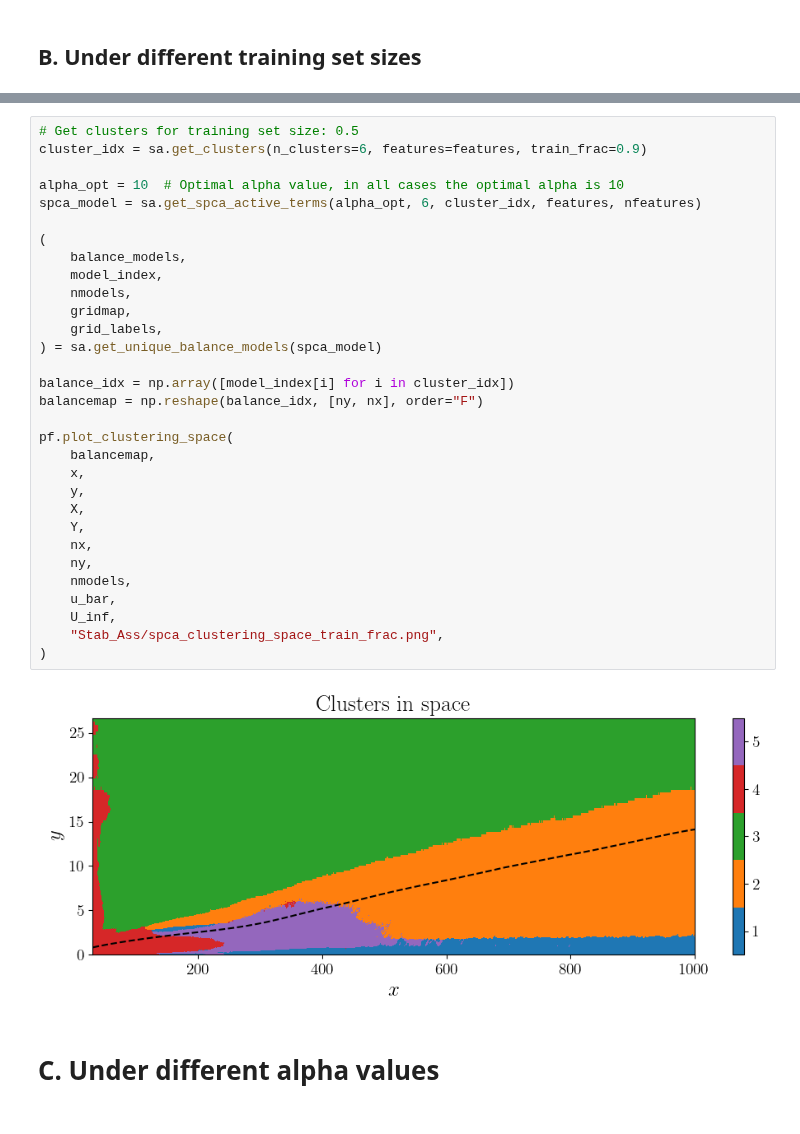
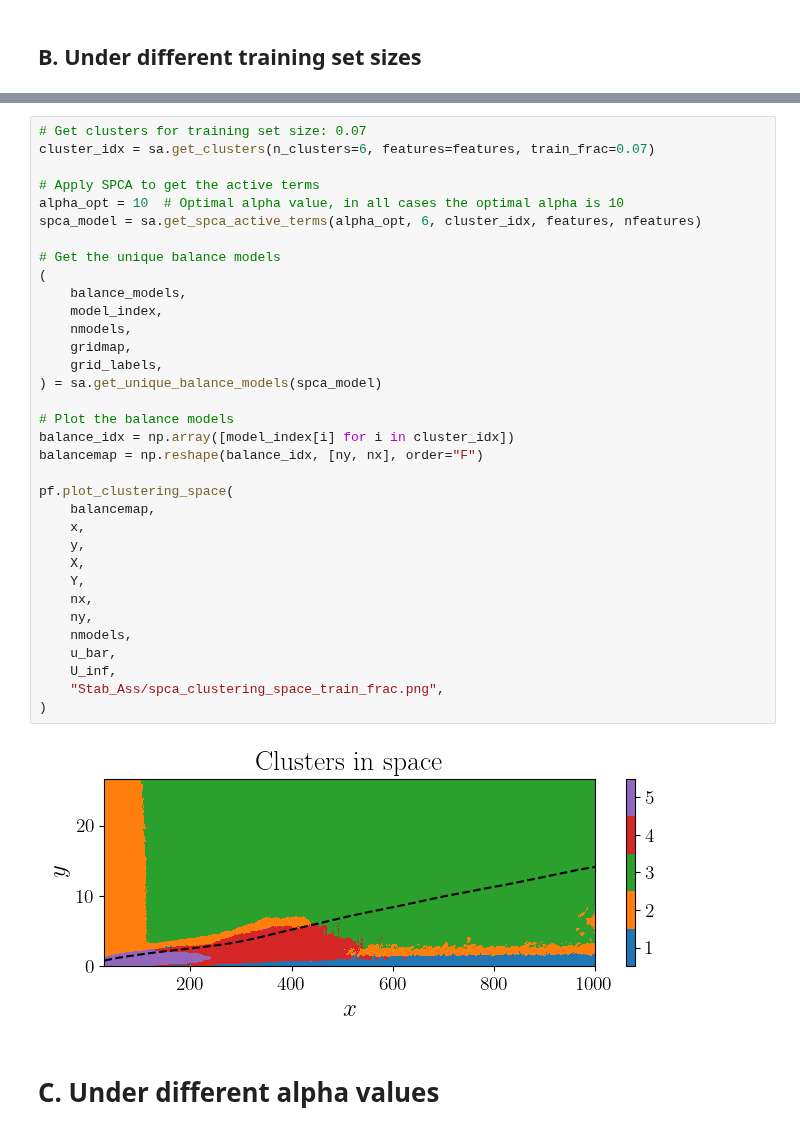
Before and after one commit to tbreitburd/Learning-Dominant-Physical-Processes-using-Unsupervised-Learning-Techniques-, a Jupyter notebook: Notebooks/Stability_Assessment.ipynb, the cells around one changed output, grey strips where cells are left out. Drawn from its saved outputs; the diff is of its cells as text.

```diff
--- a/Notebooks/Stability_Assessment.ipynb
+++ b/Notebooks/Stability_Assessment.ipynb
@@ -261,38 +277,41 @@ plt.show()
 [figure]
 [figure]
 # %%
-# Get clusters for training set size: 0.5
-cluster_idx = sa.get_clusters(n_clusters=6, features=features, train_frac=0.9)
+# Get clusters for training set size: 0.07
+cluster_idx = sa.get_clusters(n_clusters=6, features=features, train_frac=0.07)
 
+# Apply SPCA to get the active terms
 alpha_opt = 10  # Optimal alpha value, in all cases the optimal alpha is 10
 spca_model = sa.get_spca_active_terms(alpha_opt, 6, cluster_idx, features, nfeatures)
 
+# Get the unique balance models
 (
     balance_models,
     model_index,
     nmodels,
     gridmap,
     grid_labels,
 ) = sa.get_unique_balance_models(spca_model)
 
+# Plot the balance models
 balance_idx = np.array([model_index[i] for i in cluster_idx])
 balancemap = np.reshape(balance_idx, [ny, nx], order="F")
 
 pf.plot_clustering_space(
     balancemap,
     x,
     y,
     X,
     Y,
     nx,
     ny,
     nmodels,
     u_bar,
     U_inf,
     "Stab_Ass/spca_clustering_space_train_frac.png",
 )
 # %% [output]
-[figure, old version]
+[figure, new version]
 # %% [markdown]
 # C. Under different alpha values
 # %%
```
Also changed, not shown: parts of 10 cells of this notebook.
